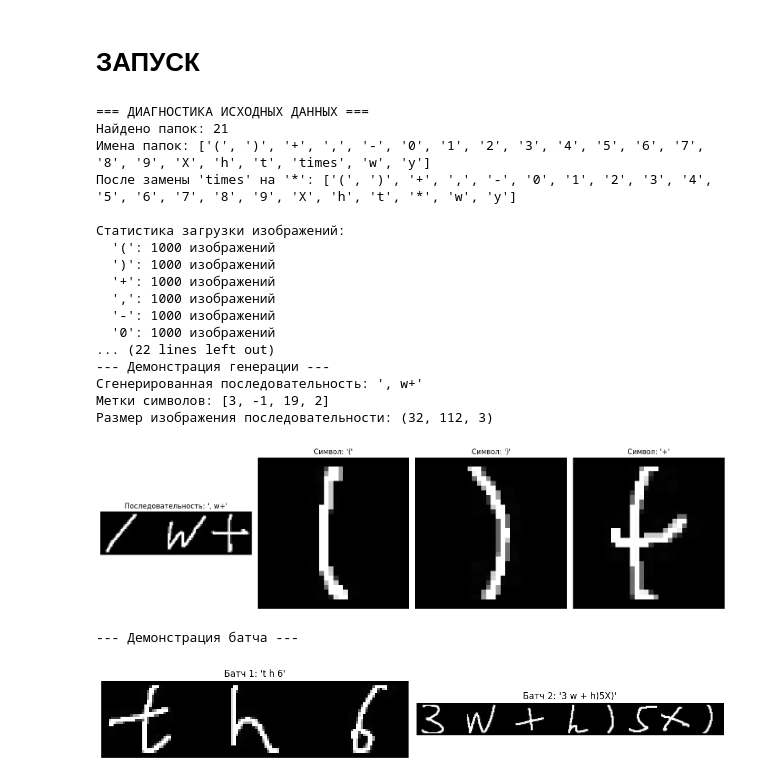
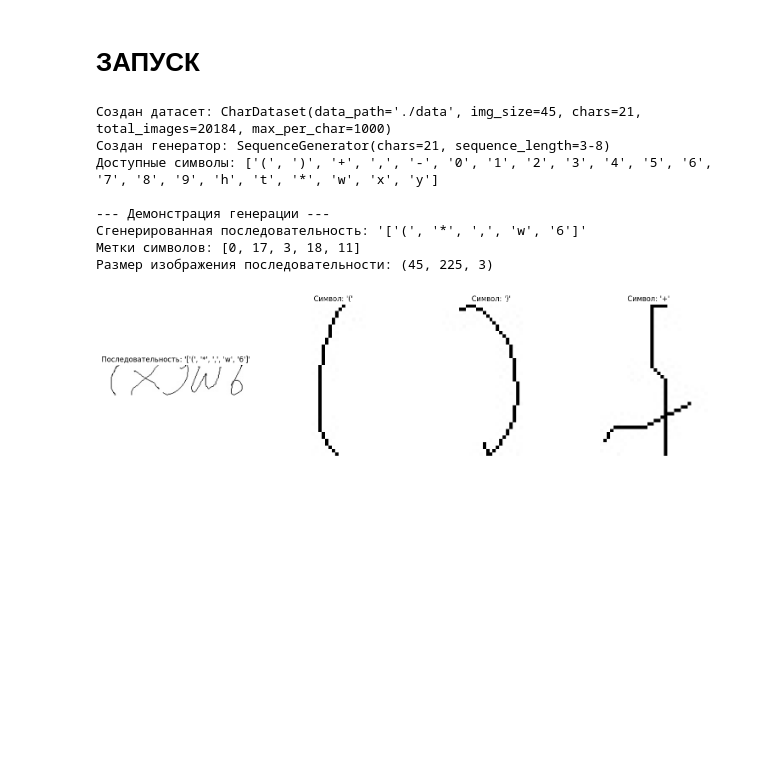
Before and after one commit to Serebro1/UNN_DE_IP_HomeTasks, a Jupyter notebook: 09_image_date_in_data_analysis/DE_IP_HomeTask_8_9.ipynb, the cells around one changed output. Saved outputs shown, nothing was run; the diff lists cells and outputs as text; code cells hidden in the pictures; blank space fills up the shorter version.

```diff
--- a/09_image_date_in_data_analysis/DE_IP_HomeTask_8_9.ipynb
+++ b/09_image_date_in_data_analysis/DE_IP_HomeTask_8_9.ipynb
@@ -213,0 +168,12 @@ class CharDataset:
+# %%
+char_dataset = CharDataset('./data', img_size=40, max_images_per_char=100)
+
+
+print("=== ЗАГРУЗКА ИСХОДНЫХ ДАННЫХ ===")
+print(f"Найдено папок: {len(char_dataset.name_folders)}")
+print(f"Имена папок: {char_dataset.name_folders}")
+print(f"После замены 'times' на '*': {char_dataset.available_chars}")
+
+print(f"Создан датасет: {char_dataset}")
+
+char_dataset.print_loading_stats()
@@ -830,7 +739,7 @@ class SequenceRecognizer:
 # %% [markdown]
 # ЗАПУСК
 # %%
-char_dataset = CharDataset('./data', img_size=32, max_images_per_char=10000)
+char_dataset = CharDataset('./data', img_size=45, max_images_per_char=1000)
 
 print(f"Создан датасет: {char_dataset}")
 
@@ -839,71 +748,45 @@ generator = SequenceGenerator(char_dataset, min_length=3, max_length=8)
 
 print(f"Создан генератор: {generator}")
 print(f"Доступные символы: {char_dataset.available_chars}")
-print(f"Количество последовательностей: {len(generator)}")
-
 # Демонстрация работы
 print("\n--- Демонстрация генерации ---")
 
 # Генерация одиночной последовательности
-seq_image, sequence, labels = generator[0]
+sequence, labels = generator.generate_random_sequence()
+seq_image = generator.create_sequence_image(sequence, labels)
 print(f"Сгенерированная последовательность: '{sequence}'")
 print(f"Метки символов: {labels}")
 print(f"Размер изображения последовательности: {seq_image.shape}")
 
 # Визуализация
 plt.figure(figsize=(15, 5))
 
 plt.subplot(1, 4, 1)
 plt.imshow(seq_image)
 plt.title(f"Последовательность: '{sequence}'")
 plt.axis('off')
 
 # Покажем несколько отдельных символов из датасета
 for i, char in enumerate(char_dataset.available_chars[:3]):
     char_img = char_dataset.get_random_char_image(char)
     if char_img is not None:
         plt.subplot(1, 4, i + 2)
         plt.imshow(char_img)
         plt.title(f"Символ: '{char}'")
         plt.axis('off')
 
 plt.tight_layout()
 plt.show()
-
-# Демонстрация генерации батча
-print("\n--- Демонстрация батча ---")
-batch_images, batch_sequences, batch_labels = generator.generate_batch(2)
-
-plt.figure(figsize=(12, 4))
-for i, (img, seq) in enumerate(zip(batch_images, batch_sequences)):
-    plt.subplot(1, 2, i + 1)
-    plt.imshow(img)
-    plt.title(f"Батч {i+1}: '{seq}'")
-    plt.axis('off')
-
-plt.tight_layout()
-plt.show()
 # %% [output]
-=== ДИАГНОСТИКА ИСХОДНЫХ ДАННЫХ ===
-Найдено папок: 21
-Имена папок: ['(', ')', '+', ',', '-', '0', '1', '2', '3', '4', '5', '6', '7', '8', '9', 'X', 'h', 't', 'times', 'w', 'y']
-После замены 'times' на '*': ['(', ')', '+', ',', '-', '0', '1', '2', '3', '4', '5', '6', '7', '8', '9', 'X', 'h', 't', '*', 'w', 'y']
+Создан датасет: CharDataset(data_path='./data', img_size=45, chars=21, total_images=20184, max_per_char=1000)
+Создан генератор: SequenceGenerator(chars=21, sequence_length=3-8)
+Доступные символы: ['(', ')', '+', ',', '-', '0', '1', '2', '3', '4', '5', '6', '7', '8', '9', 'h', 't', '*', 'w', 'x', 'y']
 
-Статистика загрузки изображений:
-  '(': 1000 изображений
-  ')': 1000 изображений
-  '+': 1000 изображений
-  ',': 1000 изображений
-  '-': 1000 изображений
-  '0': 1000 изображений
-... (22 lines left out)
 --- Демонстрация генерации ---
-Сгенерированная последовательность: ', w+'
-Метки символов: [3, -1, 19, 2]
-Размер изображения последовательности: (32, 112, 3)
+Сгенерированная последовательность: '['(', '*', ',', 'w', '6']'
+Метки символов: [0, 17, 3, 18, 11]
+Размер изображения последовательности: (45, 225, 3)
-[figure, old version]
+[figure, new version]
---- Демонстрация батча ---
-[figure, removed]
 # %%
 # Создаем классификатор
 classifier = CharClassifier(char_dataset)
```
Also changed, not shown: parts of 10 cells of this notebook, 1 other file.
